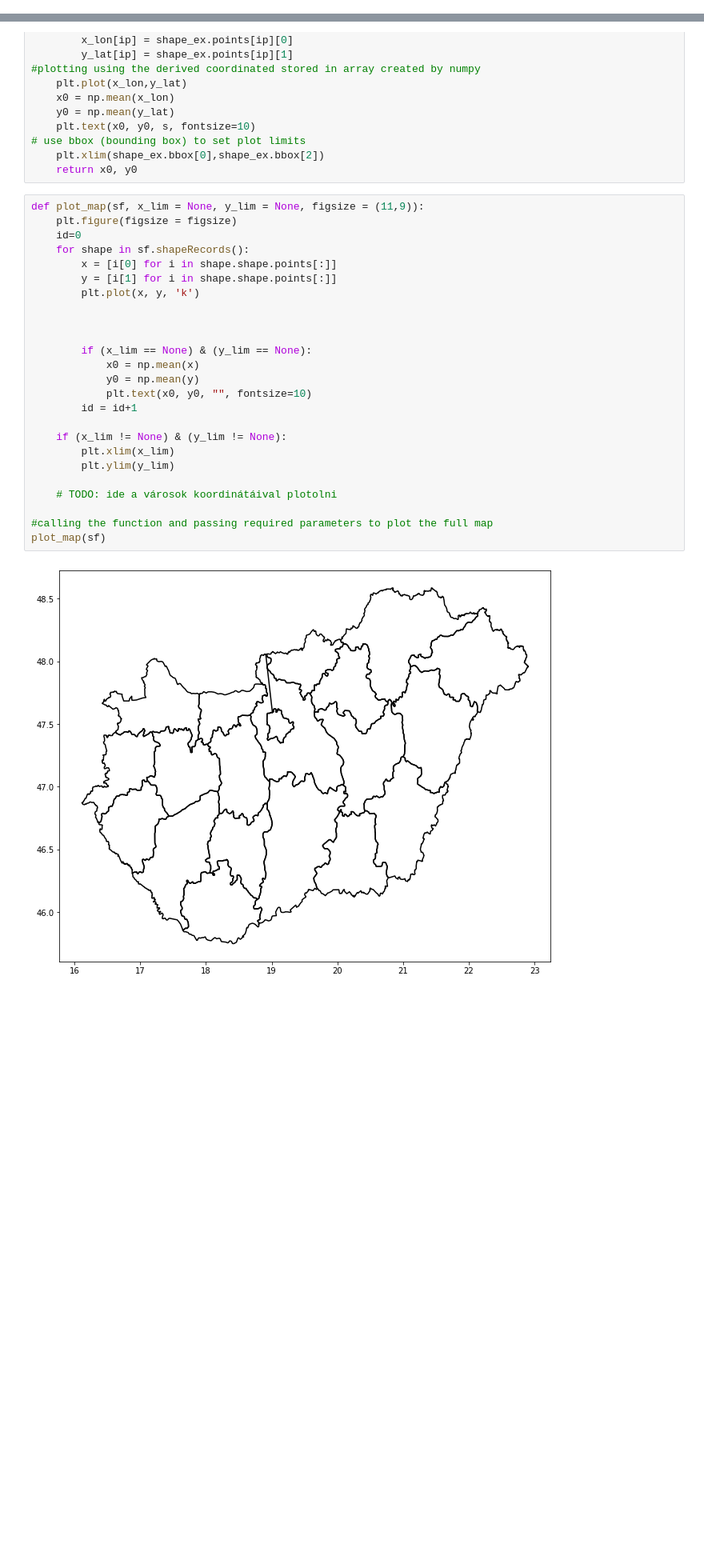
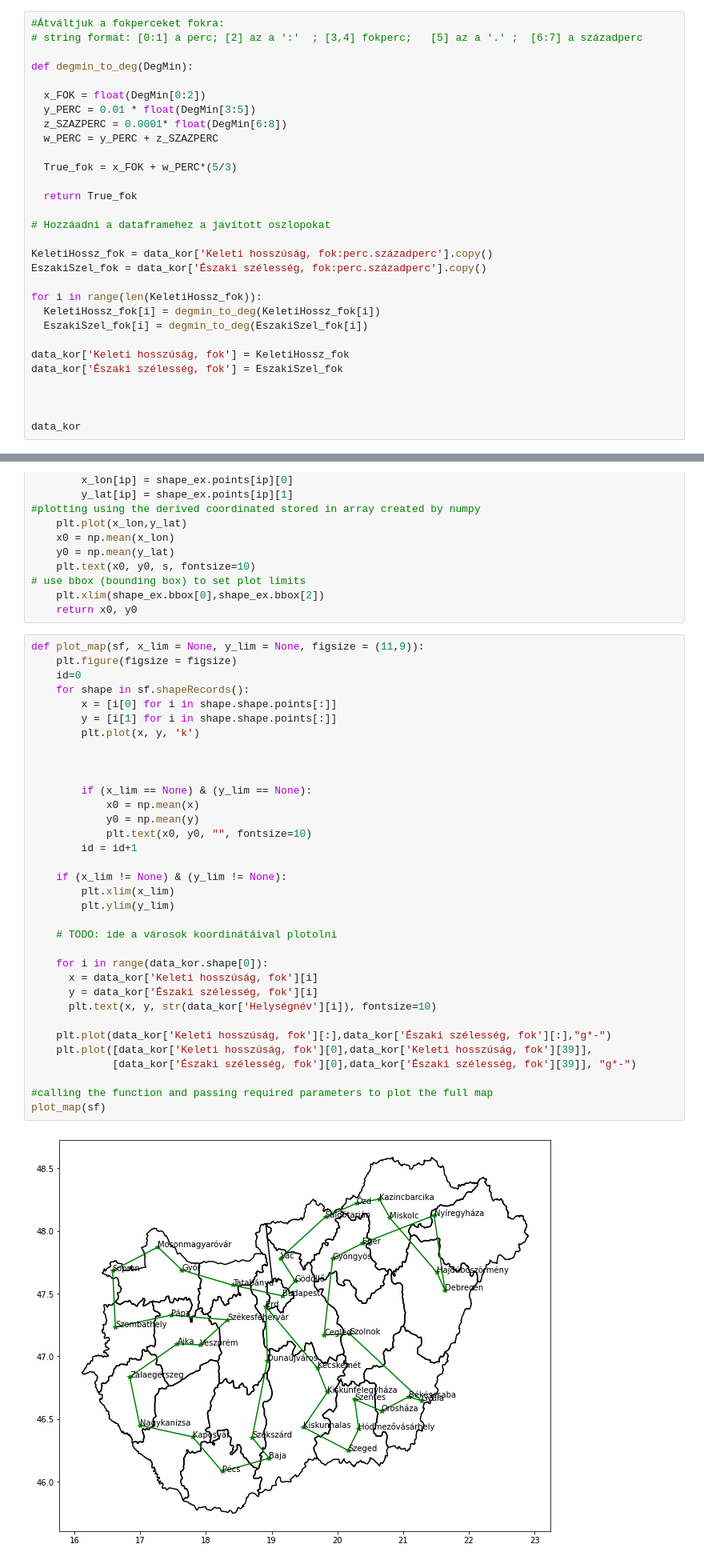
Before and after one commit to csabi0312/GlobOpt2, a Jupyter notebook: GlobOpt2.ipynb, the cells around one changed output, grey strips where cells are left out. Shown at 80% size. Saved outputs shown, nothing was run; the diff lists cells and outputs as text; blank space fills up the shorter version.

```diff
--- a/GlobOpt2.ipynb
+++ b/GlobOpt2.ipynb
@@ -233,0 +221,30 @@ data_kor
+# %%
+#Átváltjuk a fokperceket fokra:
+# string format: [0:1] a perc; [2] az a ':'  ; [3,4] fokperc;   [5] az a '.' ;  [6:7] a századperc
+
+def degmin_to_deg(DegMin):
+
+  x_FOK = float(DegMin[0:2])
+  y_PERC = 0.01 * float(DegMin[3:5])
+  z_SZAZPERC = 0.0001* float(DegMin[6:8])
+  w_PERC = y_PERC + z_SZAZPERC
+
+  True_fok = x_FOK + w_PERC*(5/3)
+
+  return True_fok
+
+# Hozzáadni a dataframehez a javított oszlopokat
+
+KeletiHossz_fok = data_kor['Keleti hosszúság, fok:perc.századperc'].copy()
+EszakiSzel_fok = data_kor['Északi szélesség, fok:perc.századperc'].copy()
+
+for i in range(len(KeletiHossz_fok)):
+  KeletiHossz_fok[i] = degmin_to_deg(KeletiHossz_fok[i])
+  EszakiSzel_fok[i] = degmin_to_deg(EszakiSzel_fok[i])
+
+data_kor['Keleti hosszúság, fok'] = KeletiHossz_fok
+data_kor['Északi szélesség, fok'] = EszakiSzel_fok
+
+
+
+data_kor
@@ -276,27 +311,36 @@ def plot_shape(id, s=None):
 # %%
 def plot_map(sf, x_lim = None, y_lim = None, figsize = (11,9)):
     plt.figure(figsize = figsize)
     id=0
     for shape in sf.shapeRecords():
         x = [i[0] for i in shape.shape.points[:]]
         y = [i[1] for i in shape.shape.points[:]]
         plt.plot(x, y, 'k')
 
 
 
         if (x_lim == None) & (y_lim == None):
             x0 = np.mean(x)
             y0 = np.mean(y)
             plt.text(x0, y0, "", fontsize=10)
         id = id+1
 
     if (x_lim != None) & (y_lim != None):
         plt.xlim(x_lim)
         plt.ylim(y_lim)
 
     # TODO: ide a városok koordinátáival plotolni
 
+    for i in range(data_kor.shape[0]):
+      x = data_kor['Keleti hosszúság, fok'][i]
+      y = data_kor['Északi szélesség, fok'][i]
+      plt.text(x, y, str(data_kor['Helységnév'][i]), fontsize=10)
+
+    plt.plot(data_kor['Keleti hosszúság, fok'][:],data_kor['Északi szélesség, fok'][:],"g*-")
+    plt.plot([data_kor['Keleti hosszúság, fok'][0],data_kor['Keleti hosszúság, fok'][39]],
+             [data_kor['Északi szélesség, fok'][0],data_kor['Északi szélesség, fok'][39]], "g*-")
+
 #calling the function and passing required parameters to plot the full map
 plot_map(sf)
 # %% [output]
-[figure, old version]
+[figure, new version]
```
Also changed, not shown: parts of 9 cells of this notebook.
